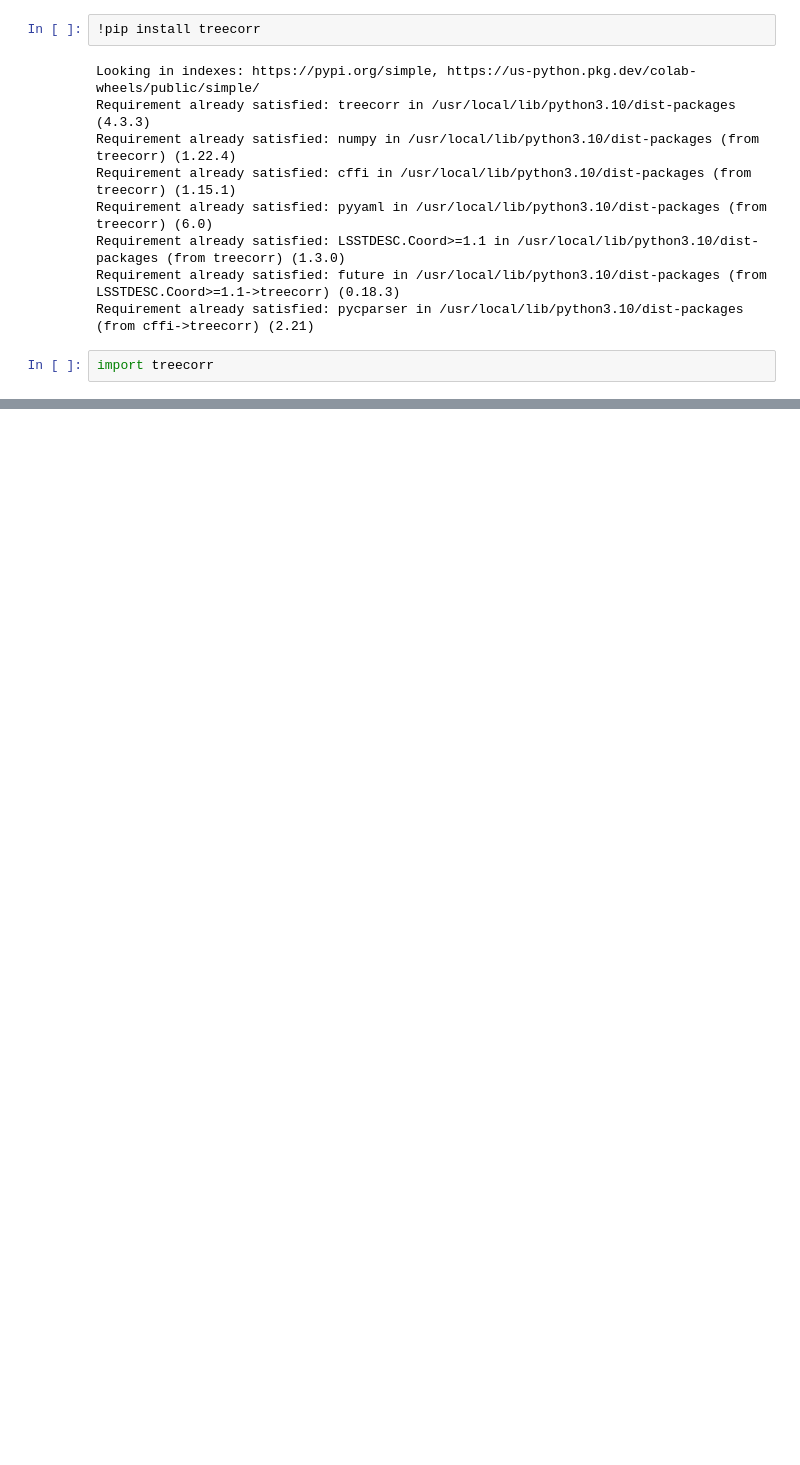
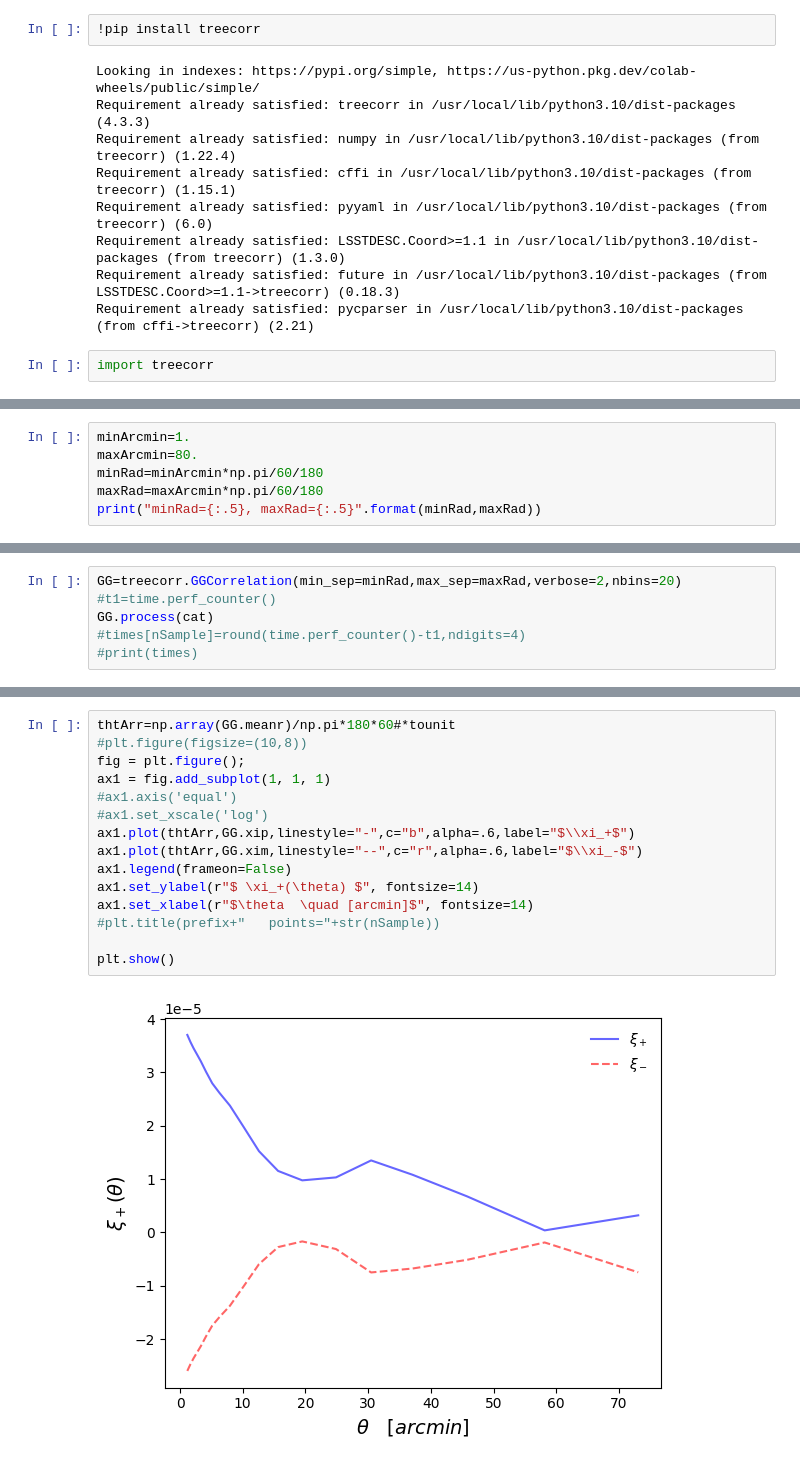
Before and after one commit to alejandroaviles/WL_MACSS-2023, a Jupyter notebook: test1.ipynb, the cells around one changed output, grey strips where cells are left out. Cells and saved outputs as stored; diff of their text form; blank space fills up the shorter version.

```diff
--- a/test1.ipynb
+++ b/test1.ipynb
@@ -24,0 +72,6 @@ FileNotFoundError: ignored
+# %%
+minArcmin=1.
+maxArcmin=80.
+minRad=minArcmin*np.pi/60/180
+maxRad=maxArcmin*np.pi/60/180
+print("minRad={:.5}, maxRad={:.5}".format(minRad,maxRad))
@@ -24,0 +82,6 @@ FileNotFoundError: ignored
+# %%
+GG=treecorr.GGCorrelation(min_sep=minRad,max_sep=maxRad,verbose=2,nbins=20)
+#t1=time.perf_counter()
+GG.process(cat)
+#times[nSample]=round(time.perf_counter()-t1,ndigits=4)
+#print(times)
@@ -24,0 +132,17 @@ FileNotFoundError: ignored
+# %%
+thtArr=np.array(GG.meanr)/np.pi*180*60#*tounit
+#plt.figure(figsize=(10,8))
+fig = plt.figure();
+ax1 = fig.add_subplot(1, 1, 1)
+#ax1.axis('equal')
+#ax1.set_xscale('log')
+ax1.plot(thtArr,GG.xip,linestyle="-",c="b",alpha=.6,label="$\\xi_+$")
+ax1.plot(thtArr,GG.xim,linestyle="--",c="r",alpha=.6,label="$\\xi_-$")
+ax1.legend(frameon=False)
+ax1.set_ylabel(r"$ \xi_+(\theta) $", fontsize=14)
+ax1.set_xlabel(r"$\theta  \quad [arcmin]$", fontsize=14)
+#plt.title(prefix+"   points="+str(nSample))
+
+plt.show()
+# %% [output]
+[figure, added]
```
Also changed, not shown: parts of 11 cells of this notebook.
